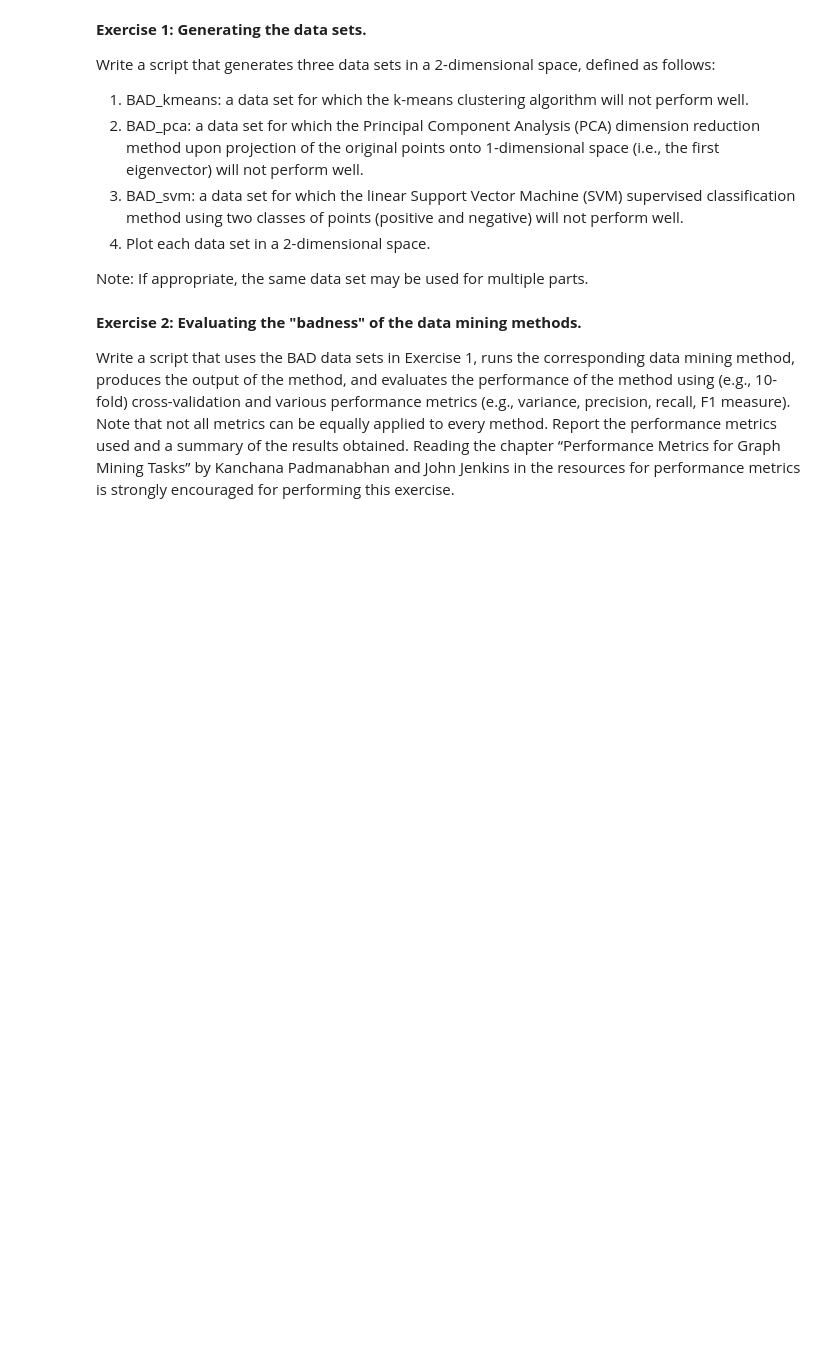
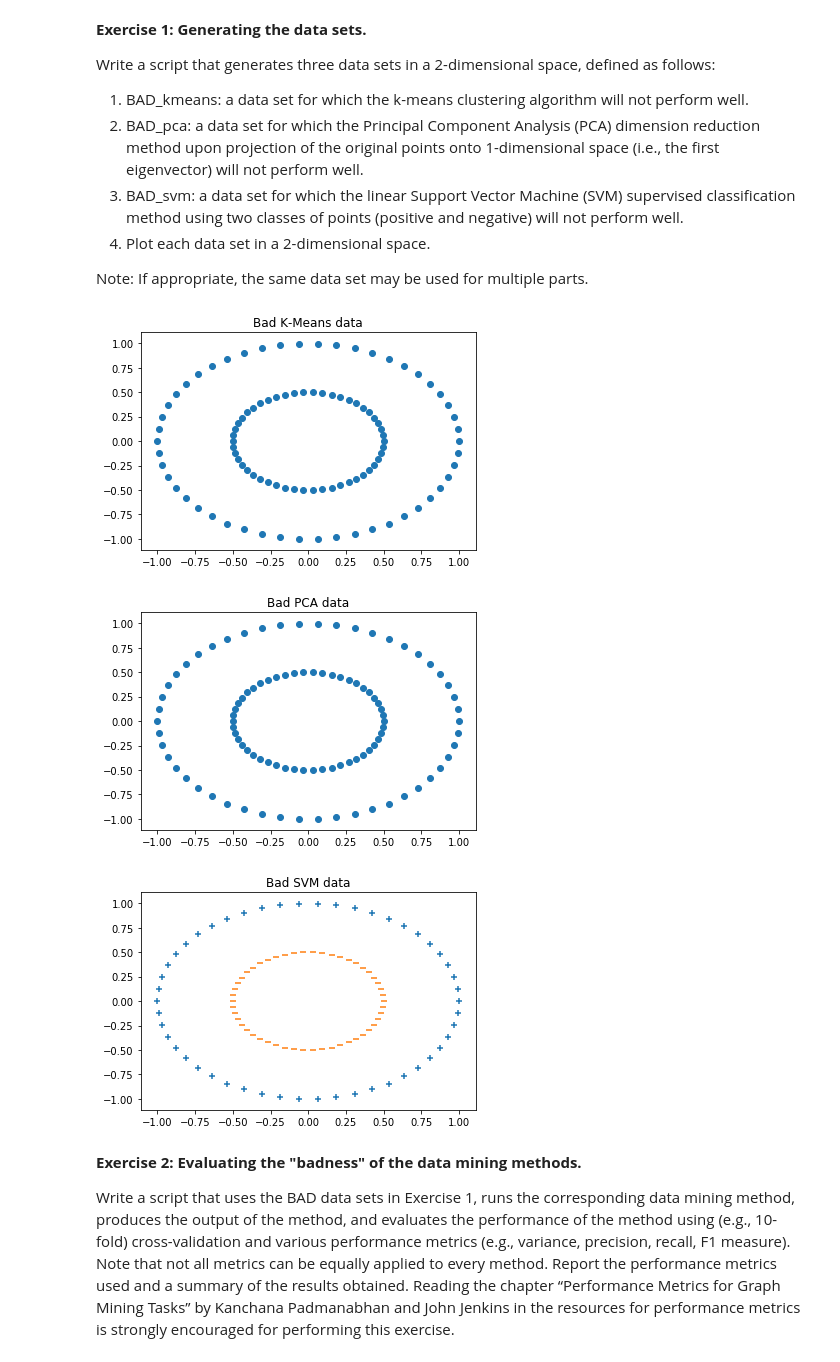
Before and after one commit to asony03/Kernelization, a Jupyter notebook: P3.ipynb, the cells around one changed output. Saved outputs shown, nothing was run; the diff lists cells and outputs as text; code cells hidden in the pictures; blank space fills up the shorter version.

```diff
--- a/P3.ipynb
+++ b/P3.ipynb
@@ -14,6 +28,35 @@ Write a script that generates three data sets in a 2-dimensional space, defined
 4. Plot each data set in a 2-dimensional space.
 
 Note: If appropriate, the same data set may be used for multiple parts.
+# %%
+#Generate data set for which the k-means clustering algorithm will not perform well
+BAD_kmeans,BAD_kmeansLabels = make_circles(n_samples=100, factor=0.5)
+#Plot data for K-means
+plt.scatter(BAD_kmeans[:,0], BAD_kmeans[:,1])
+plt.title("Bad K-Means data")
+plt.show()
+
+#Generate data set for which PCA will not perform well
+BAD_pca, BAD_pcaLabels = BAD_kmeans, BAD_kmeansLabels
+#Plot data for PCA
+plt.scatter(BAD_pca[:, 0], BAD_pca[:, 1])
+plt.title("Bad PCA data")
+plt.show()
+
+#Generate data set for which SVM will not perform well
+BAD_svm = BAD_kmeans
+BAD_svmLabels = BAD_kmeansLabels
+#Plot data for SVM
+BAD_svmPositive= BAD_svm[BAD_svmLabels==0]
+BAD_svmNegative = BAD_svm[BAD_svmLabels==1]
+plt.scatter(BAD_svmPositive[:,0], BAD_svmPositive[:,1] , marker='+' )
+plt.scatter(BAD_svmNegative[:,0], BAD_svmNegative[:,1] , marker='_')
+plt.title("Bad SVM data")
+plt.show()
+# %% [output]
+[figure, added]
+[figure, added]
+[figure, added]
 # %% [markdown]
 **Exercise 2: Evaluating the "badness" of the data mining methods.**
 
```
Also changed, not shown: parts of 7 cells of this notebook.
